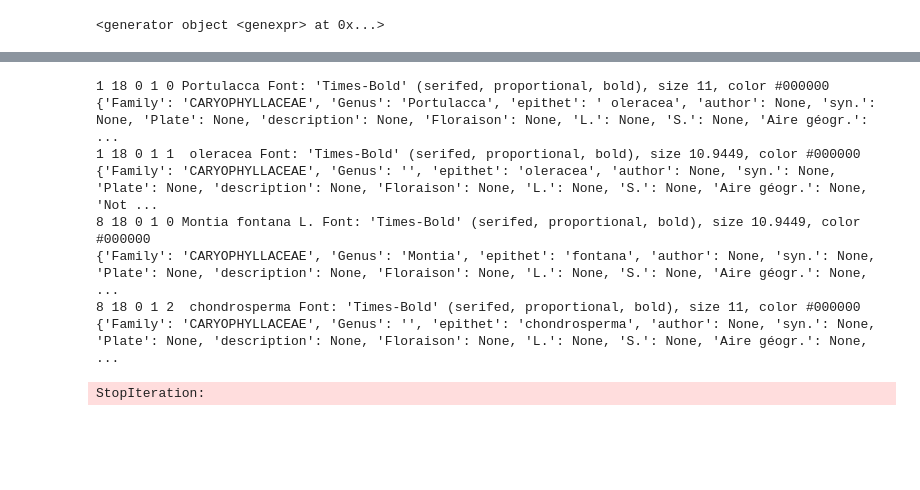
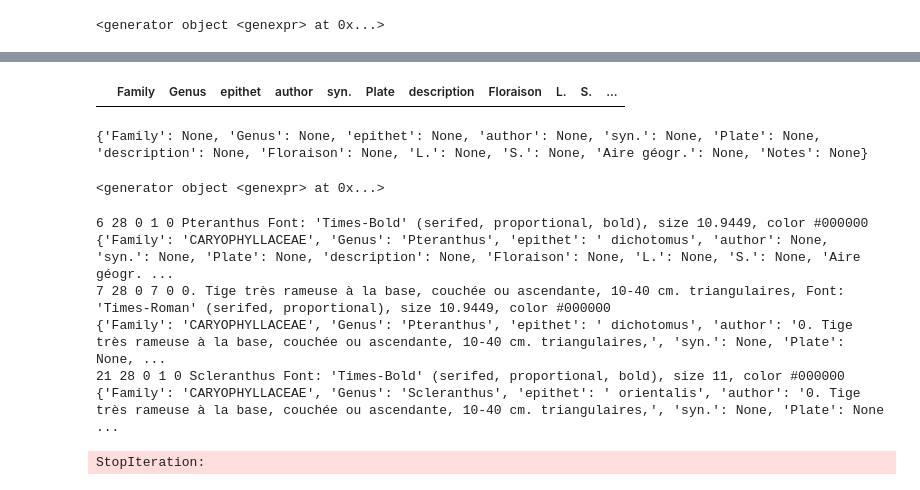
Before and after one commit to aculich/extract-flora, a Jupyter notebook: extract-flora_MS1.ipynb, the cells around one changed output, grey strips where cells are left out. Saved outputs shown, nothing was run; the diff lists cells and outputs as text; code cells hidden in the pictures; blank space fills up the shorter version.

```diff
--- a/extract-flora_MS1.ipynb
+++ b/extract-flora_MS1.ipynb
@@ -108,8 +112,20 @@ def floraison(doc, pagenum=0, block_start=0):
+# %%
+import pandas as pd
+df = pd.DataFrame(columns = columns)
+df
+# %% [output]
+|  | Family | Genus | epithet | author | syn. | Plate | description | Floraison | L. | S. | ... |
+# %%
+item = dict.fromkeys(columns)              #make new dictionary from column values (from above) **twe will be pulling from the PDF and storing the values in this Dictionary (eventually turn this into CSV)
+print(item)
+# %% [output]
+{'Family': None, 'Genus': None, 'epithet': None, 'author': None, 'syn.': None, 'Plate': None, 'description': None, 'Floraison': None, 'L.': None, 'S.': None, 'Aire géogr.': None, 'Notes': None}
+# %%
+p = (doc[x] for x in range(527,529))
+p
+# %% [output]
+<generator object <genexpr> at 0x...>
 # %%
-p = (doc[x] for x in range(527,529))
-p
-
-
 # https://pymupdf.readthedocs.io/en/latest/faq/#how-to-analyze-font-characteristics
 page = next(p)         #Retrieve the next item from the iterator.
 
@@ -128,6 +144,8 @@ for x,b in enumerate(blocks):             # iterate through the text blocks (def
             #print(face)        #output: Font: 'Times-Roman' (serifed, proportional), size 8.95489, color #000000
                                 #ie. "face" is all of the font information as one variable defined by the key, "face"?
 ###Asign family to item###
+#             print(s['text'])
+#             print(s['font'])
             if isfamily(s["text"], face) and len(l["spans"]) == 1:       #looking through one "span"
                 item['Family'] = s["text"]
                 #print(x, len(blocks), y, z, s["text"], face)             #???
@@ -135,11 +153,11 @@ for x,b in enumerate(blocks):             # iterate through the text blocks (def
                 #print(item)
                    #!!!!!!output: {'Family': 'CARYOPHYLLACEAE', 'Genus': None, 'epithet': None, 'author': None, 'syn.': None, 'Plate': None, 'description': None, 'Floraison': None, 'L.': None, 'S.': None, 'Aire géogr.': None, 'Notes': None}
                 break
-            if not item['Family']:
+            elif not item['Family']:
                 #print(item)                 #what prints is how many items are not 'family'
                 break                        #moves loop to next step/line
 ###Assign Genus and epithet to item###         This can be made into a function for better readablily, esp bc this is not enough to parse all genus species out correctly
-            if s['font'] == 'Times-Bold':    #if the font in s is times-bold, do the following:
+            elif s['font'] == 'Times-Bold':    #if the font in s is times-bold, do the following:
                 item['Genus'], *item['epithet'] = s["text"].split(' ')         #split first return in "text." splits at the space, first goes into key, "Genus", and 2nd goes into key "epithet"
                 item['epithet'] = item['epithet'][0] if item['epithet'] else l["spans"][1]["text"]
                 currsize = s['size']
@@ -163,15 +181,19 @@ for x,b in enumerate(blocks):             # iterate through the text blocks (def
 #                 #print(); print();
 #                 break
                 print(item) #prints in the order of the page layout
+                break
+            elif item['Genus'] and (not item['author']) and (s['font'] == 'Times-Roman'):
+                item['author'] = s["text"]
+                print(x, len(blocks), y, len(b["lines"]), z, s["text"], face)
+                print(item)
+                break
 # %% [output]
-1 18 0 1 0 Portulacca Font: 'Times-Bold' (serifed, proportional, bold), size 11, color #000000
-{'Family': 'CARYOPHYLLACEAE', 'Genus': 'Portulacca', 'epithet': ' oleracea', 'author': None, 'syn.': None, 'Plate': None, 'description': None, 'Floraison': None, 'L.': None, 'S.': None, 'Aire géogr.': ...
-1 18 0 1 1  oleracea Font: 'Times-Bold' (serifed, proportional, bold), size 10.9449, color #000000
-{'Family': 'CARYOPHYLLACEAE', 'Genus': '', 'epithet': 'oleracea', 'author': None, 'syn.': None, 'Plate': None, 'description': None, 'Floraison': None, 'L.': None, 'S.': None, 'Aire géogr.': None, 'Not ...
-8 18 0 1 0 Montia fontana L. Font: 'Times-Bold' (serifed, proportional, bold), size 10.9449, color #000000
-{'Family': 'CARYOPHYLLACEAE', 'Genus': 'Montia', 'epithet': 'fontana', 'author': None, 'syn.': None, 'Plate': None, 'description': None, 'Floraison': None, 'L.': None, 'S.': None, 'Aire géogr.': None, ...
-8 18 0 1 2  chondrosperma Font: 'Times-Bold' (serifed, proportional, bold), size 11, color #000000
-{'Family': 'CARYOPHYLLACEAE', 'Genus': '', 'epithet': 'chondrosperma', 'author': None, 'syn.': None, 'Plate': None, 'description': None, 'Floraison': None, 'L.': None, 'S.': None, 'Aire géogr.': None, ...
+6 28 0 1 0 Pteranthus Font: 'Times-Bold' (serifed, proportional, bold), size 10.9449, color #000000
+{'Family': 'CARYOPHYLLACEAE', 'Genus': 'Pteranthus', 'epithet': ' dichotomus', 'author': None, 'syn.': None, 'Plate': None, 'description': None, 'Floraison': None, 'L.': None, 'S.': None, 'Aire géogr. ...
+7 28 0 7 0 0. Tige très rameuse à la base, couchée ou ascendante, 10-40 cm. triangulaires, Font: 'Times-Roman' (serifed, proportional), size 10.9449, color #000000
+{'Family': 'CARYOPHYLLACEAE', 'Genus': 'Pteranthus', 'epithet': ' dichotomus', 'author': '0. Tige très rameuse à la base, couchée ou ascendante, 10-40 cm. triangulaires,', 'syn.': None, 'Plate': None, ...
+21 28 0 1 0 Scleranthus Font: 'Times-Bold' (serifed, proportional, bold), size 11, color #000000
+{'Family': 'CARYOPHYLLACEAE', 'Genus': 'Scleranthus', 'epithet': ' orientalis', 'author': '0. Tige très rameuse à la base, couchée ou ascendante, 10-40 cm. triangulaires,', 'syn.': None, 'Plate': None ...
 # %%
 search = ((x, doc.searchPageFor(x, "Floraison", 100, False)) for x in range(516,520))
 # %%
```
Also changed, not shown: parts of 5 cells of this notebook, 4 other files.
